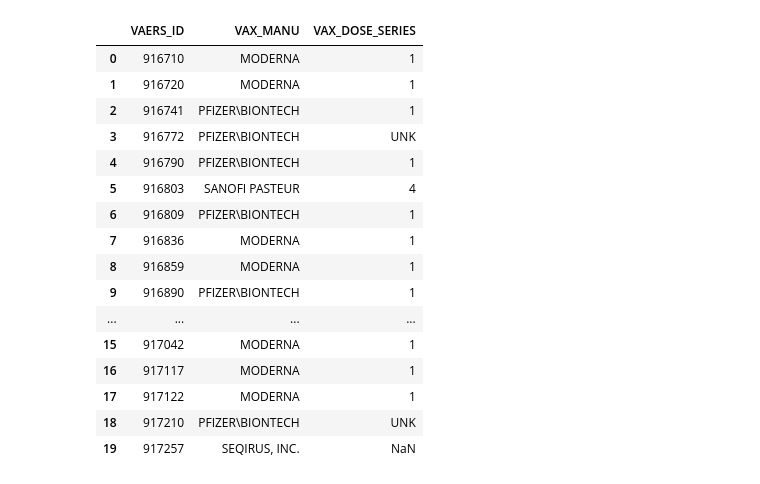
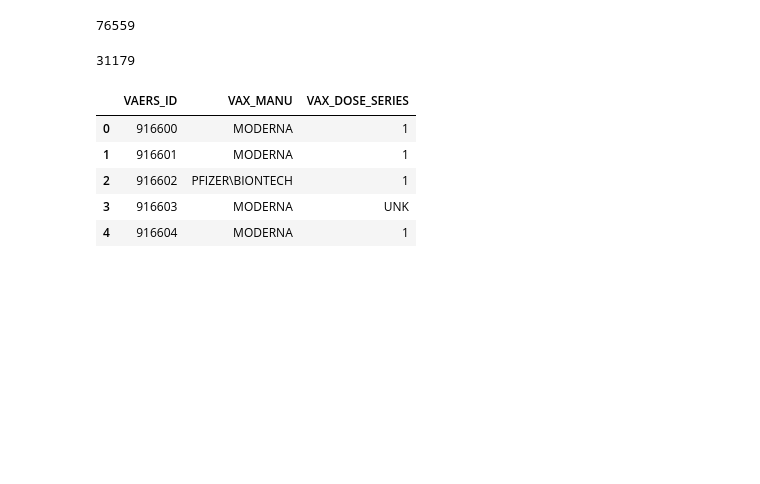
Before and after one commit to zoomdmartin02/Covid_Vaccine_Analysis, a Jupyter notebook: Model_team11.ipynb, the cells around one changed output. Saved outputs shown, nothing was run; the diff lists cells and outputs as text; code cells hidden in the pictures; blank space fills up the shorter version.

```diff
--- a/Model_team11.ipynb
+++ b/Model_team11.ipynb
@@ -20,7 +60,7 @@ VAERS_DATA_df.head()
 # %%
 file_path_vax = "Resources/Data/2021VAERSVAX.csv"
 encoding = 'unicode_escape'
-VAERS_VAX_df = pd.read_csv(file_path_vax, encoding= 'unicode_escape')
-VAERS_VAX_df.head()
+VAERS_VAX_21_df = pd.read_csv(file_path_vax, encoding= 'unicode_escape')
+VAERS_VAX_21_df.head()
 # %% [output]
 |  | VAERS_ID | VAX_TYPE | VAX_MANU | VAX_LOT | VAX_DOSE_SERIES | VAX_ROUTE | VAX_SITE | VAX_NAME |
@@ -31,0 +76,5 @@ VAERS_VAX_df.head()
+# %%
+file_path_vax = "Resources/Data/2020VAERSVAX.csv"
+encoding = 'unicode_escape'
+VAERS_VAX_20_df = pd.read_csv(file_path_vax, encoding= 'unicode_escape')
+VAERS_VAX_20_df.head()
@@ -31,0 +92,4 @@ VAERS_VAX_df.head()
+# %%
+VAERS_VAX_ALL_df = VAERS_VAX_21_df.append(VAERS_VAX_20_df)
+
+VAERS_VAX_ALL_df.head()
@@ -32,25 +103,27 @@ VAERS_VAX_df.head()
+# %%
+len(VAERS_VAX_ALL_df.index)
+# %% [output]
+76559
+# %%
+# Drop VAX_TYPE not equal to COVID19 from VAERS_VAX_ALL_df
+VAERS_VAX_COVID19_df = VAERS_VAX_ALL_df[VAERS_VAX_ALL_df.VAX_TYPE == "COVID19"]
+# %%
+len(VAERS_VAX_COVID19_df.index)
+# %% [output]
+31179
 # %%
-#Drop Unnecessary columns from VAERS_VAX_df
-VAERS_VAX_df= VAERS_VAX_df.drop(["VAX_TYPE", "VAX_LOT", "VAX_ROUTE", "VAX_SITE", "VAX_NAME"], axis=1).copy()
-VAERS_VAX_df.head(20)
+##### FINAL FILE TO USE ######
+
+#Drop Unnecessary columns from VAERS_VAX_COVID19_df
+VAERS_VAX_COVID19_df= VAERS_VAX_COVID19_df.drop(["VAX_TYPE", "VAX_LOT", "VAX_ROUTE", "VAX_SITE", "VAX_NAME"], axis=1).copy()
+VAERS_VAX_COVID19_df.head()
 # %% [output]
 |  | VAERS_ID | VAX_MANU | VAX_DOSE_SERIES |
-| 0 | 916710 | MODERNA | 1 |
-| 1 | 916720 | MODERNA | 1 |
-| 2 | 916741 | PFIZER\BIONTECH | 1 |
-| 3 | 916772 | PFIZER\BIONTECH | UNK |
-| 4 | 916790 | PFIZER\BIONTECH | 1 |
-| 5 | 916803 | SANOFI PASTEUR | 4 |
-| 6 | 916809 | PFIZER\BIONTECH | 1 |
-| 7 | 916836 | MODERNA | 1 |
-| 8 | 916859 | MODERNA | 1 |
-| 9 | 916890 | PFIZER\BIONTECH | 1 |
-| ... | ... | ... | ... |
-| 15 | 917042 | MODERNA | 1 |
-| 16 | 917117 | MODERNA | 1 |
-| 17 | 917122 | MODERNA | 1 |
-| 18 | 917210 | PFIZER\BIONTECH | UNK |
-| 19 | 917257 | SEQIRUS, INC. | NaN |
+| 0 | 916600 | MODERNA | 1 |
+| 1 | 916601 | MODERNA | 1 |
+| 2 | 916602 | PFIZER\BIONTECH | 1 |
+| 3 | 916603 | MODERNA | UNK |
+| 4 | 916604 | MODERNA | 1 |
 # %%
 file_path_symptoms = "Resources/Data/2021VAERSSYMPTOMS.csv"
 encoding = 'unicode_escape'
```
Also changed, not shown: parts of 29 cells of this notebook.
